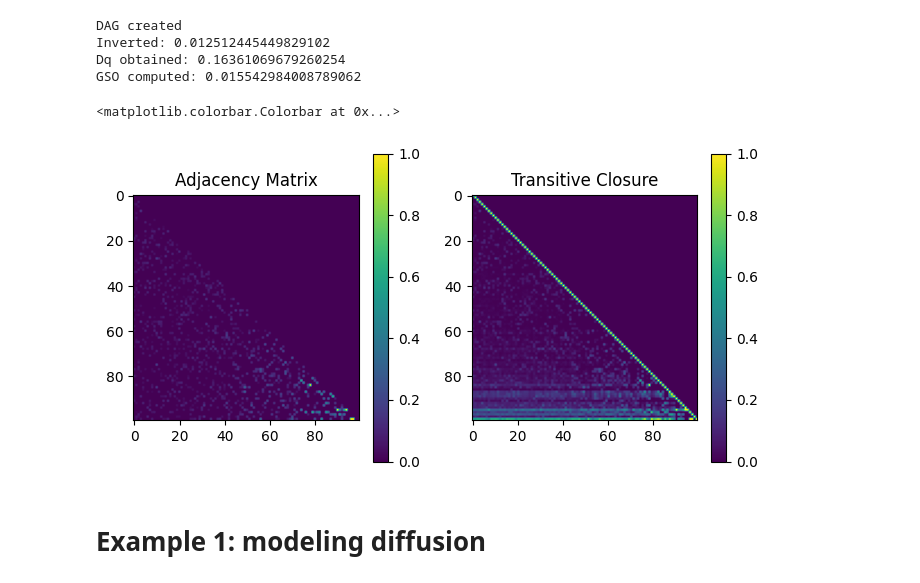
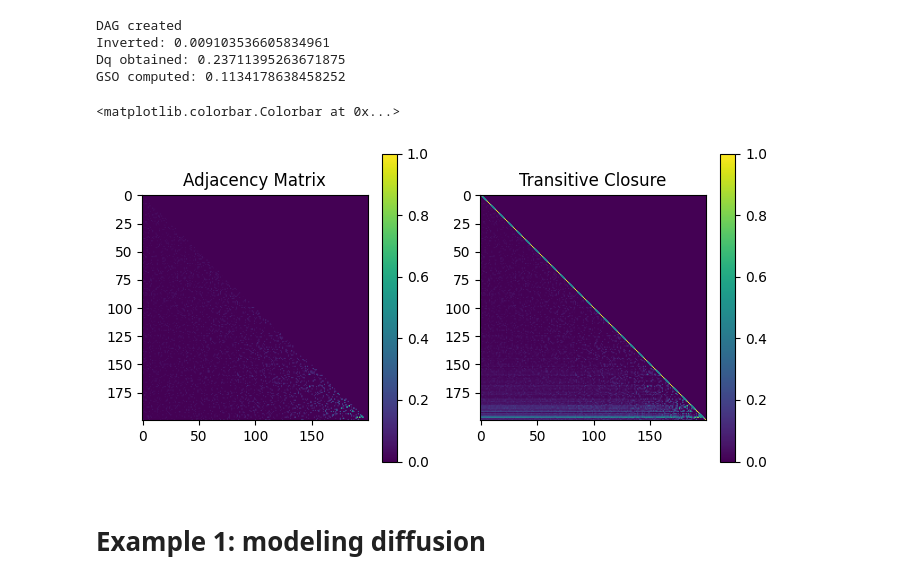
Before and after one commit to reysam93/dag_conv_nn, a Jupyter notebook: prueba.ipynb, the cells around one changed output. Saved outputs shown, nothing was run; the diff lists cells and outputs as text; code cells hidden in the pictures.

```diff
--- a/prueba.ipynb
+++ b/prueba.ipynb
@@ -23,42 +23,40 @@ device = torch.device('cuda:0' if torch.cuda.is_available() else 'cpu')
 # %%
 # Create graph
 p = .2
-N = 100
+N = 200
 
 Adj, dag = dag_utils.create_dag(N, p)
-assert nx.is_directed_acyclic_graph(dag), "Graph is not a DAG"
 
 print("DAG created")
 
 t_i = time.time()
 W = la.inv(np.eye(N) - Adj)
 W_inf = la.inv(W)
 print('Inverted:', time.time()-t_i)
 
-Dq_list = []
 t_i = time.time()
 Dq_list = [dag_utils.compute_Dq(dag, i, N) for i in range(N)]
 print('Dq obtained:', time.time()-t_i)
 
 t_i = time.time()
 GSOs = np.array([(W * Dq_list[i]) @ W_inf for i in range(N)])
 print('GSO computed:', time.time()-t_i)
 
 # Plot graph
 fig, axs = plt.subplots(1, 2, figsize=(8, 4))
 im1 = axs[0].imshow(Adj, cmap='viridis')
 axs[0].set_title('Adjacency Matrix')
 im2 = axs[1].imshow(W, cmap='viridis')
 axs[1].set_title('Transitive Closure')
 fig.colorbar(im1, ax=axs[0])
 fig.colorbar(im2, ax=axs[1])
 # %% [output]
 DAG created
-Inverted: 0.012512445449829102
-Dq obtained: 0.16361069679260254
-GSO computed: 0.015542984008789062
+Inverted: 0.009103536605834961
+Dq obtained: 0.23711395263671875
+GSO computed: 0.1134178638458252
 <matplotlib.colorbar.Colorbar at 0x...>
-[figure, old version]
+[figure, new version]
 # %% [markdown]
 # Example 1: modeling diffusion
 # %%
```
Also changed, not shown: parts of 6 cells of this notebook, 4 other files.
